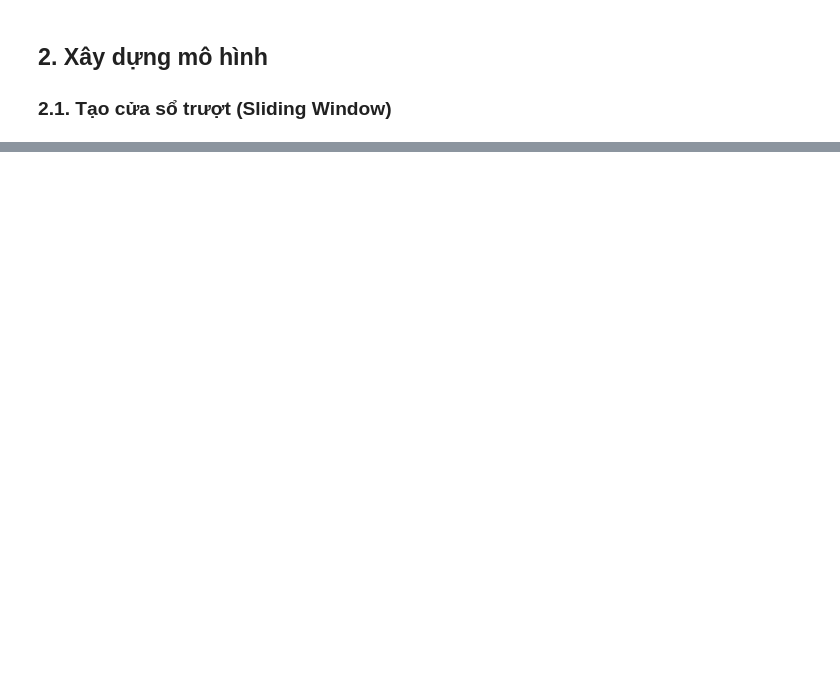
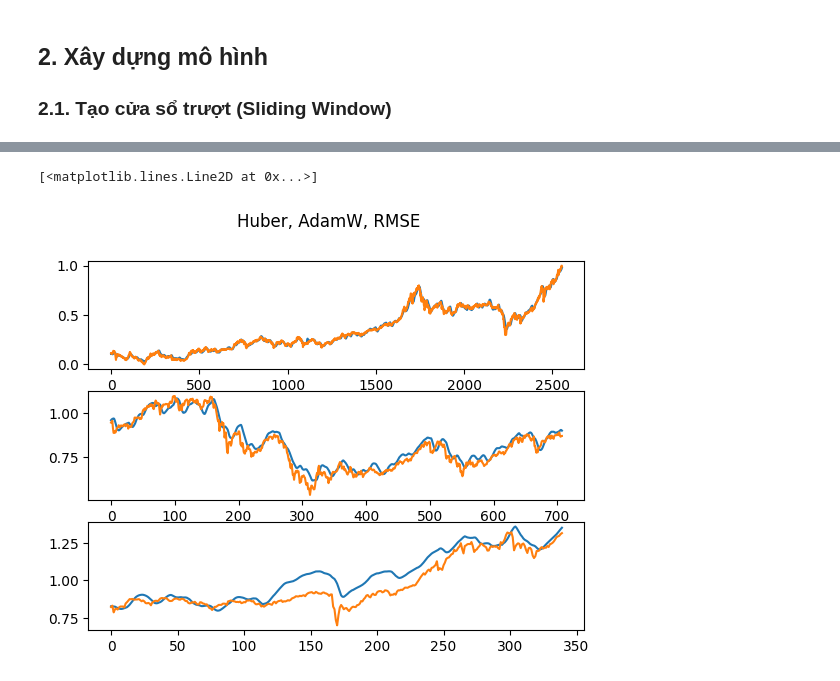
Before and after one commit to t1nh233/predict_vnindex_stacked_lstm, a Jupyter notebook: lstm_model.ipynb, the cells around one changed output, grey strips where cells are left out. Drawn from its saved outputs; the diff is of its cells as text; code cells hidden in the pictures; blank space fills up the shorter version.

Commit message:
added model

```diff
--- a/lstm_model.ipynb
+++ b/lstm_model.ipynb
@@ -255,3 +272,19 @@ TARGET_INDEX = target_index
 X_train, y_train = create_windows(train_scaled, WINDOW_SIZE, TARGET_INDEX)
 X_val, y_val = create_windows(val_scaled, WINDOW_SIZE, TARGET_INDEX)
 X_test, y_test = create_windows(test_scaled, WINDOW_SIZE, TARGET_INDEX)
+# %%
+import tensorflow
+from tensorflow.keras.models import load_model
+from tensorflow.keras.models import Sequential
+from tensorflow.keras.layers import *
+from tensorflow.keras.losses import Huber, MeanSquaredError
+from tensorflow.keras.metrics import RootMeanSquaredError
+from tensorflow.keras.optimizers import AdamW
+from tensorflow.keras.callbacks import ModelCheckpoint
+
+model = Sequential()
+model.add(LSTM(64, activation='tanh', return_sequences=True, input_shape=(WINDOW_SIZE, len(train_feature_cols))))
+model.add(LSTM(8, 'relu'))
+model.add(Dense(1, 'linear'))
+
+model.summary()
@@ -257,0 +305,5 @@ X_test, y_test = create_windows(test_scaled, WINDOW_SIZE, TARGET_INDEX)
+# %%
+cp = ModelCheckpoint('models/model_std.keras', save_best_only = True)
+model.compile(loss=Huber(),optimizer=AdamW(learning_rate=0.0001),metrics=[RootMeanSquaredError()])
+# %%
+model.fit(X_train,y_train,validation_data=(X_val,y_val), epochs=20, callbacks=[cp])
@@ -257,0 +318,8 @@ X_test, y_test = create_windows(test_scaled, WINDOW_SIZE, TARGET_INDEX)
+# %%
+
+preds = model.predict(X_train)
+train_preds_plot = pd.DataFrame(data={'preds':preds.flatten(),'label':y_train.flatten()})
+preds_val = model.predict(X_val)
+val_preds_plot = pd.DataFrame(data={'preds':preds_val.flatten(),'label':y_val.flatten()})
+preds_test = model.predict(X_test)
+test_preds_plot = pd.DataFrame(data={'preds':preds_test.flatten(),'label':y_test.flatten()})
@@ -257,0 +330,14 @@ X_test, y_test = create_windows(test_scaled, WINDOW_SIZE, TARGET_INDEX)
+# %%
+import matplotlib.pyplot as pyplot
+
+fig, axs = pyplot.subplots(3)
+fig.suptitle('Huber, AdamW, RMSE')
+axs[0].plot(train_preds_plot['preds'])
+axs[0].plot(train_preds_plot['label'])
+axs[1].plot(val_preds_plot['preds'])
+axs[1].plot(val_preds_plot['label'])
+axs[2].plot(test_preds_plot['preds'])
+axs[2].plot(test_preds_plot['label'])
+# %% [output]
+[<matplotlib.lines.Line2D at 0x...>]
+[figure, added]
```
Also changed, not shown: parts of 5 cells of this notebook.
